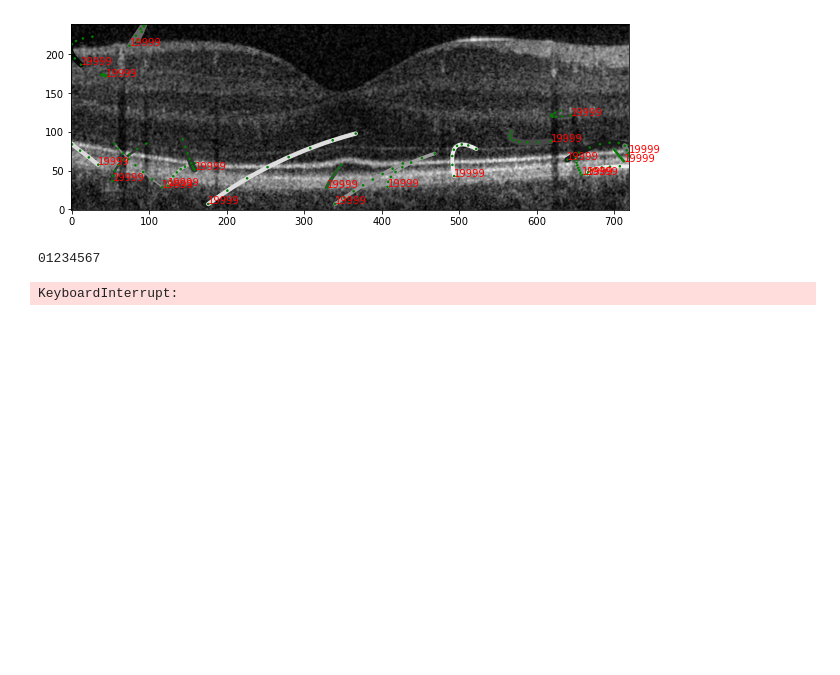
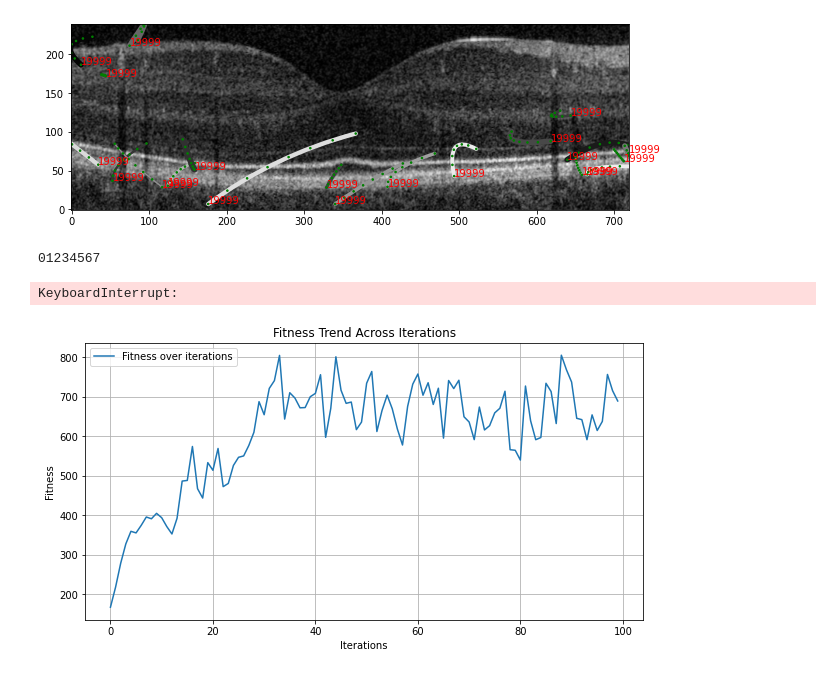
Before and after one commit to B10487cnn/CAMO-WORMS, a Jupyter notebook: CamoWorms(with comments).ipynb, the cells around one changed output. Saved outputs shown, nothing was run; the diff lists cells and outputs as text; code cells hidden in the pictures; blank space fills up the shorter version.

```diff
--- a/CamoWorms(with comments).ipynb
+++ b/CamoWorms(with comments).ipynb
@@ -419,3 +419,14 @@ for n in range(5):
 # %% [output]
 01234567
 KeyboardInterrupt:
+# %%
+plt.figure(figsize=(10, 5))
+plt.plot(cost_history_sum, label='Fitness over iterations')
+plt.title('Fitness Trend Across Iterations')
+plt.xlabel('Iterations')
+plt.ylabel('Fitness')
+plt.legend()
+plt.grid(True)
+plt.show()
+# %% [output]
+[figure, added]
```
